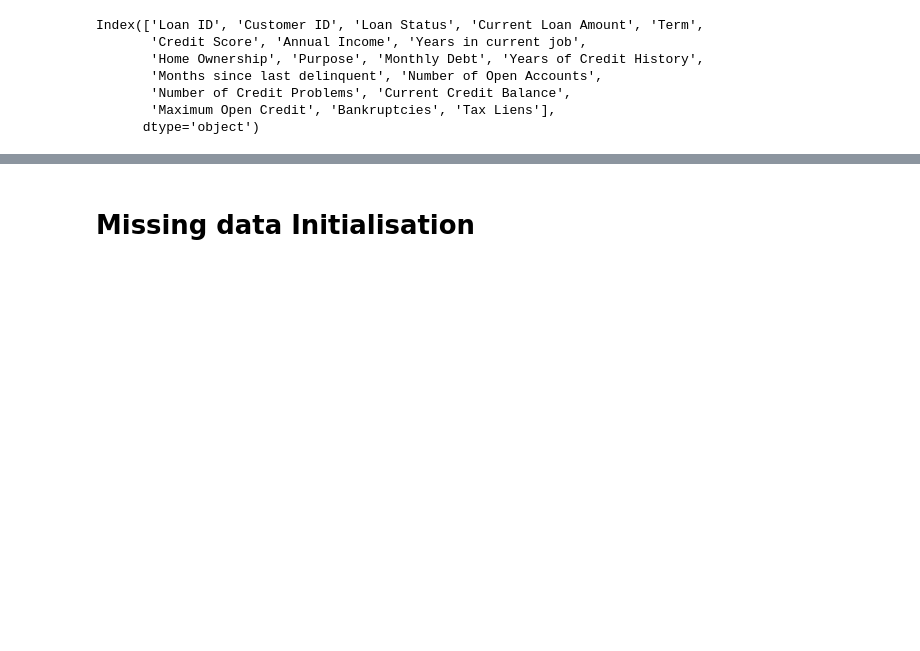
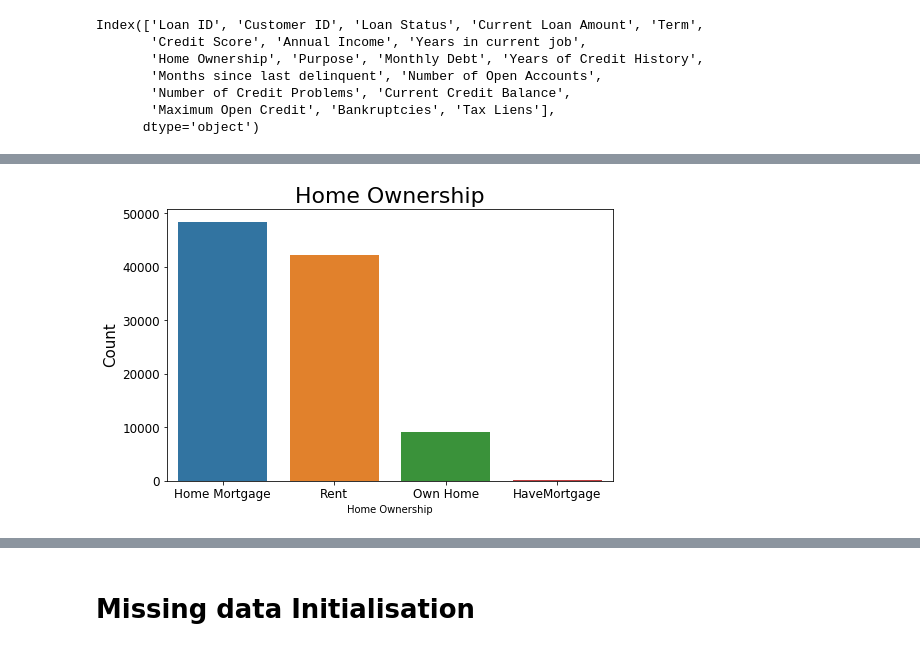
Before and after one commit to Tip-Toes/Predictive-analytics-in-bank-loans-granting, a Jupyter notebook: 1_prep.ipynb, the cells around one changed output, grey strips where cells are left out. Drawn from its saved outputs; the diff is of its cells as text; code cells hidden in the pictures; blank space fills up the shorter version.

```diff
--- a/1_prep.ipynb
+++ b/1_prep.ipynb
@@ -30,0 +94,10 @@ data.drop(['Loan ID', 'Customer ID'], axis=1, inplace=True)
+# %%
+##Home Ownership
+plt.figure(figsize=(8, 5))
+b = sns.countplot(x ='Home Ownership', data = data, order=data["Home Ownership"].value_counts().index)
+b.axes.set_title("Home Ownership",fontsize=22)
+b.set_ylabel("Count",fontsize=15)
+b.tick_params(labelsize=12)
+plt.show()
+# %% [output]
+[figure, added]
```
Also changed, not shown: parts of 11 cells of this notebook, 3 other files.
